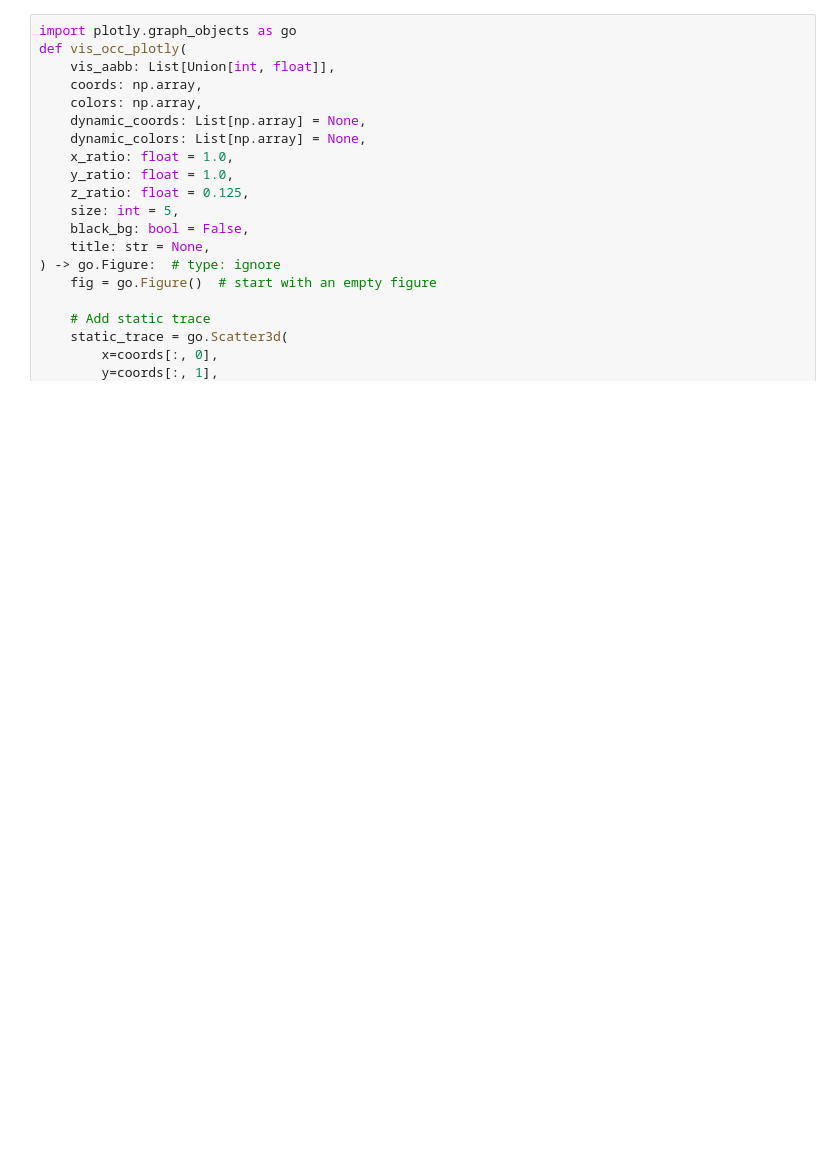
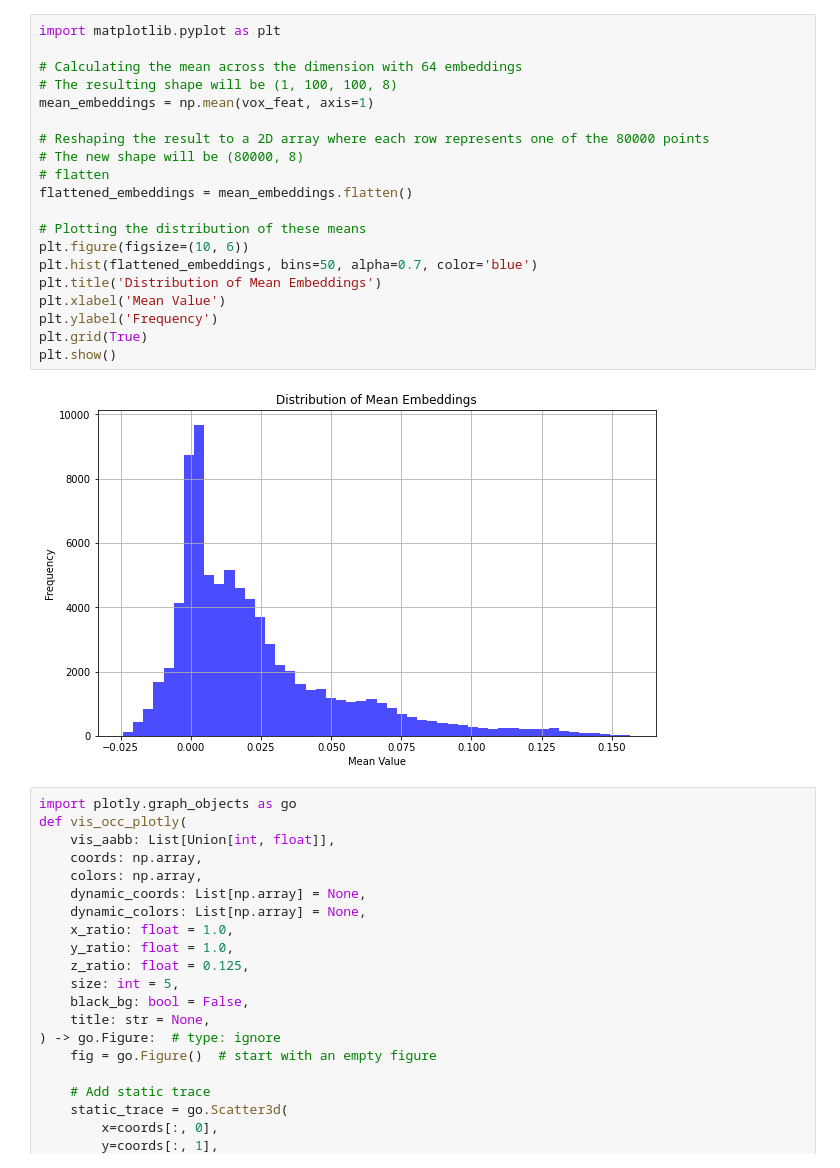
Before and after one commit to J6mesQian/TPVFormer_w_nerf, a Jupyter notebook: nerf_tpv_debug.ipynb, the cells around one changed output. Drawn from its saved outputs; the diff is of its cells as text; blank space fills up the shorter version.

```diff
--- a/nerf_tpv_debug.ipynb
+++ b/nerf_tpv_debug.ipynb
@@ -17,3 +49,25 @@ from pyquaternion import Quaternion
+# %%
+import matplotlib.pyplot as plt
+
+# Calculating the mean across the dimension with 64 embeddings
+# The resulting shape will be (1, 100, 100, 8)
+mean_embeddings = np.mean(vox_feat, axis=1)
+
+# Reshaping the result to a 2D array where each row represents one of the 80000 points
+# The new shape will be (80000, 8)
+# flatten
+flattened_embeddings = mean_embeddings.flatten()
+
+# Plotting the distribution of these means
+plt.figure(figsize=(10, 6))
+plt.hist(flattened_embeddings, bins=50, alpha=0.7, color='blue')
+plt.title('Distribution of Mean Embeddings')
+plt.xlabel('Mean Value')
+plt.ylabel('Frequency')
+plt.grid(True)
+plt.show()
+# %% [output]
+[figure, added]
 # %%
 import plotly.graph_objects as go
 def vis_occ_plotly(
```
Also changed, not shown: parts of 7 cells of this notebook, 38 other files.
